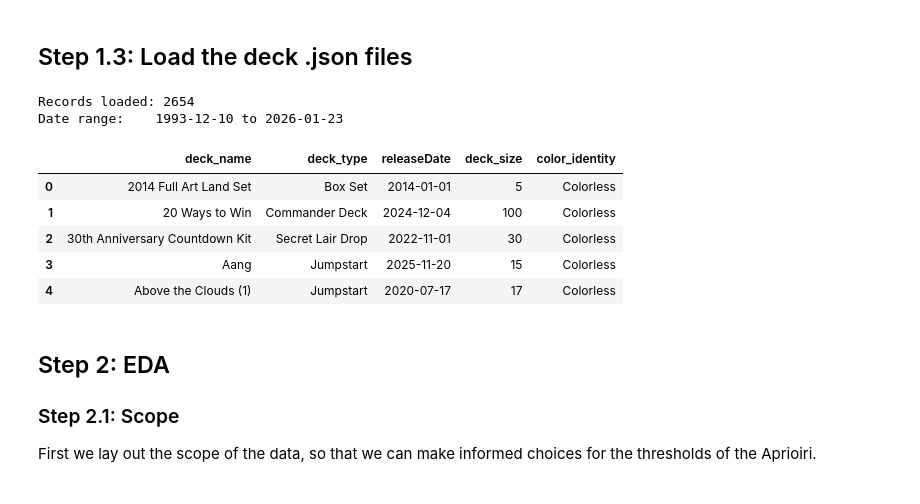
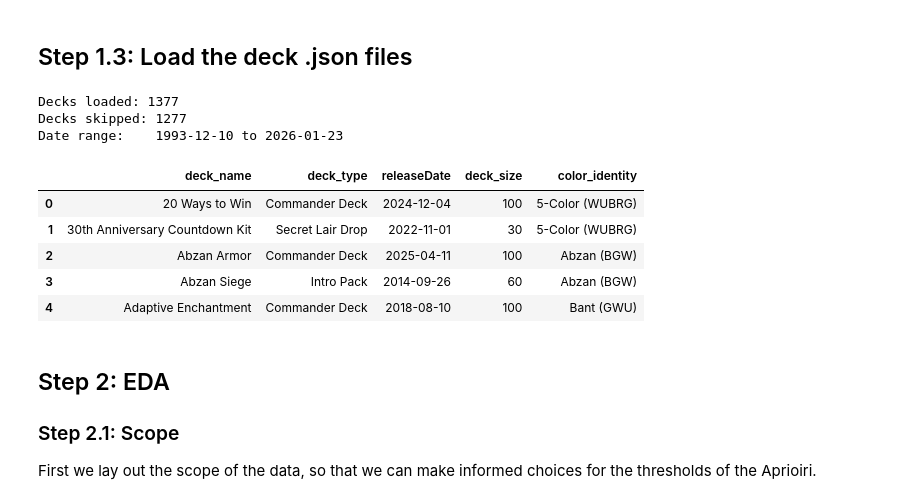
Before and after one commit to SprPrpl/cs4412-project, a Jupyter notebook: M2 - Collin Sutton.ipynb, the cells around one changed output. Drawn from its saved outputs; the diff is of its cells as text; code cells hidden in the pictures.

```diff
--- a/M2 - Collin Sutton.ipynb
+++ b/M2 - Collin Sutton.ipynb
@@ -89,50 +94,58 @@ def color_label(colors):
 # %%
 CARD_SECTIONS = ['commander', 'mainBoard']
 records = []
+skipped = 0
 
 for filepath in glob.glob(f'{SLIM_DECKS_PATH}*.json'):
     with open(filepath, 'r', encoding=ENCODING) as f:
         raw = json.load(f)
 
     deck = raw.get('data', raw)
 
     #Combine card sets from selected card containing sections
     all_cards = [card for section in CARD_SECTIONS for card in deck.get(section, [])]
     card_names = [c['name'] for c in all_cards if 'name' in c]
-    card_uuids = [c['uuid'] for c in all_cards if 'uuid' in c]
 
     #Determine colorIdentity for deck
     all_colors = set()
-    for uuid in card_uuids:
-        info = card_lookup.get(uuid)
+    for name in card_names:
+        info = card_lookup.get(name)
         if info:
             all_colors.update(info['colorIdentity'])
+
+    deck_size = sum(c.get('count', 1) for c in all_cards)
+
+    if deck_size < 21: #very important that we do this to filter Jumpstart releases which greatly skew results for mono-color decks
+        skipped += 1
+        continue
 
     records.append({
         'deck_name': deck.get('name', os.path.basename(filepath)),
         'deck_type':      deck.get('type', 'Unknown'),
         'releaseDate':    deck.get('releaseDate', None),
         'card_names':     card_names,
-        'deck_size':      len(card_names),
+        'deck_size':      deck_size,
         'color_identity': color_label(all_colors),
     })
 
 decks_df = pandas.DataFrame(records)
 decks_df['releaseDate'] = pandas.to_datetime(decks_df['releaseDate'], errors='coerce')
 decks_df['releaseYear'] = decks_df['releaseDate'].dt.year
 
-print(f'Records loaded: {len(records)}')
+print(f'Decks loaded: {len(records)}')
+print(f'Decks skipped: {skipped}')
 print(f'Date range:    {decks_df["releaseDate"].min().date()} to {decks_df["releaseDate"].max().date()}')
 decks_df[['deck_name','deck_type','releaseDate','deck_size','color_identity']].head()
 # %% [output]
-Records loaded: 2654
+Decks loaded: 1377
+Decks skipped: 1277
 Date range:    1993-12-10 to 2026-01-23
 |  | deck_name | deck_type | releaseDate | deck_size | color_identity |
-| 0 | 2014 Full Art Land Set | Box Set | 2014-01-01 | 5 | Colorless |
-| 1 | 20 Ways to Win | Commander Deck | 2024-12-04 | 100 | Colorless |
-| 2 | 30th Anniversary Countdown Kit | Secret Lair Drop | 2022-11-01 | 30 | Colorless |
-| 3 | Aang | Jumpstart | 2025-11-20 | 15 | Colorless |
-| 4 | Above the Clouds (1) | Jumpstart | 2020-07-17 | 17 | Colorless |
+| 0 | 20 Ways to Win | Commander Deck | 2024-12-04 | 100 | 5-Color (WUBRG) |
+| 1 | 30th Anniversary Countdown Kit | Secret Lair Drop | 2022-11-01 | 30 | 5-Color (WUBRG) |
+| 2 | Abzan Armor | Commander Deck | 2025-04-11 | 100 | Abzan (BGW) |
+| 3 | Abzan Siege | Intro Pack | 2014-09-26 | 60 | Abzan (BGW) |
+| 4 | Adaptive Enchantment | Commander Deck | 2018-08-10 | 100 | Bant (GWU) |
 # %% [markdown]
 ## Step 2: EDA
 ### Step 2.1: Scope
```
Also changed, not shown: parts of 29 cells of this notebook, 9 other files.
